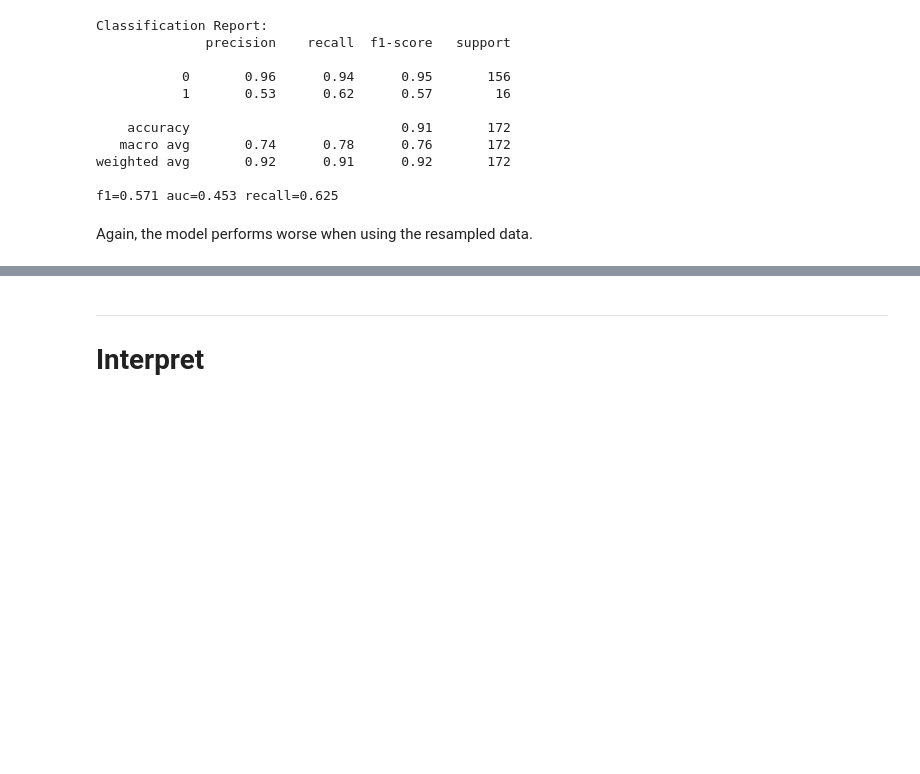
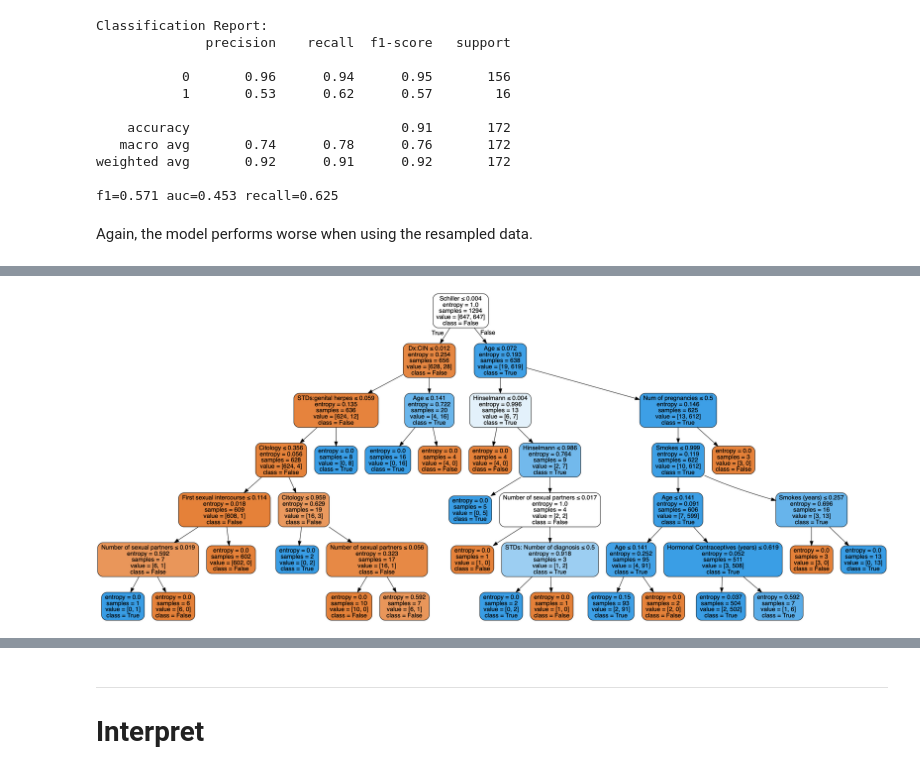
Before and after one commit to giorosati/dsc-3-final-project-online-ds-pt-100118, a Jupyter notebook: student_v2.ipynb, the cells around one changed output, grey strips where cells are left out. Drawn from its saved outputs; the diff is of its cells as text; code cells hidden in the pictures; blank space fills up the shorter version.

```diff
--- a/student_v2.ipynb
+++ b/student_v2.ipynb
@@ -1496,0 +1557,13 @@ Again, the model performs worse when using the resampled data.
+# %%
+# new code to add feature name to the tree
+
+dt_feature_names = list(X_test.columns)
+# dt_target_names = [str(s) for s in Y_test.unique()]
+dt_target_names = ['False', 'True']
+export_graphviz(tree, out_file='tree.dot',
+    feature_names=dt_feature_names, class_names=dt_target_names,
+    filled=True, rounded=True, special_characters=True)
+graph = pydotplus.graph_from_dot_file('tree.dot')
+Image(graph.create_png())
+# %% [output]
+[figure, added]
```
Also changed, not shown: parts of 24 cells of this notebook, 4 other files.
